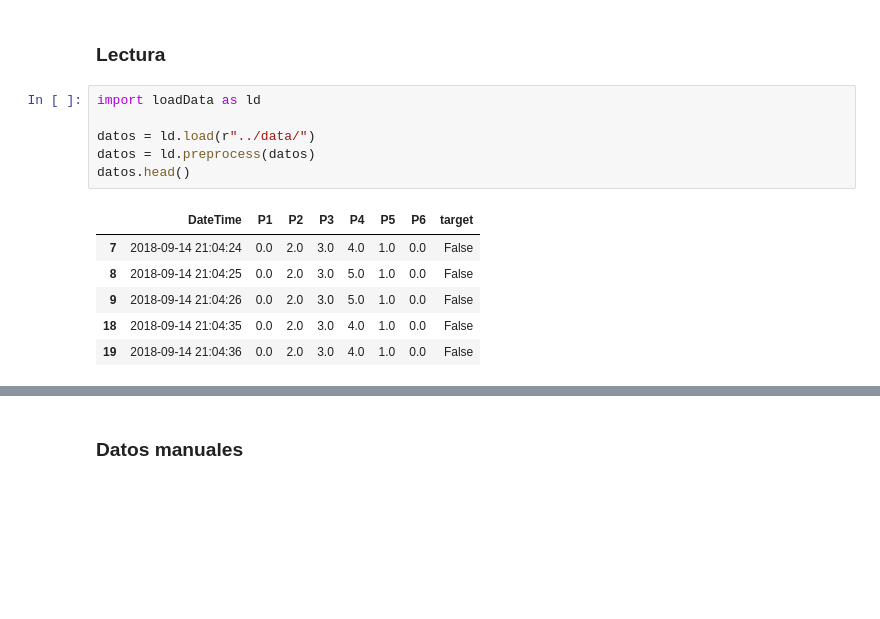
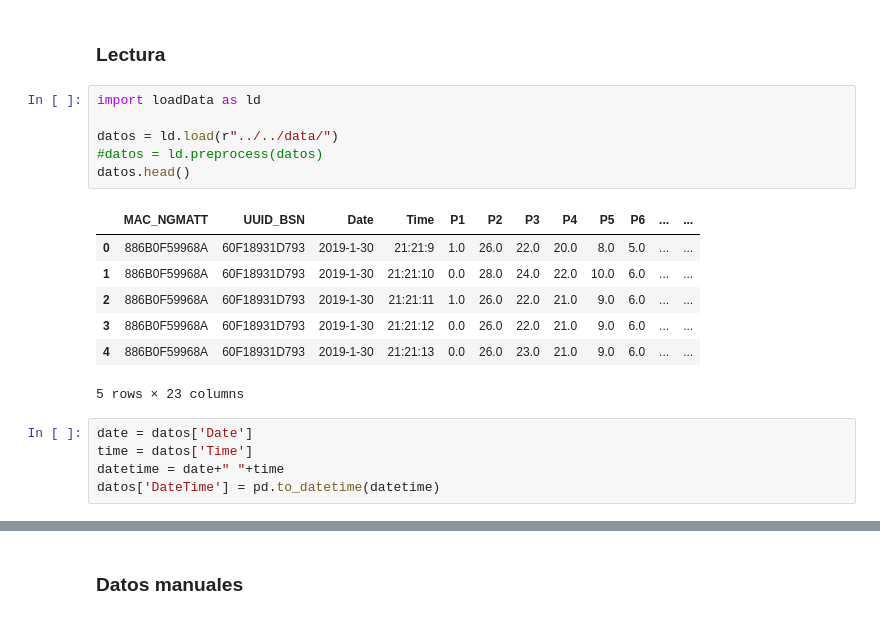
Before and after one commit to jlgarridol/TFG-SmartBeds, a Jupyter notebook: research/src/Data.ipynb, the cells around one changed output, grey strips where cells are left out. Cells and saved outputs as stored; diff of their text form; blank space fills up the shorter version.

```diff
--- a/research/src/Data.ipynb
+++ b/research/src/Data.ipynb
@@ -18,13 +25,19 @@ import pickle as pk
 # %%
 import loadData as ld
 
-datos = ld.load(r"../data/")
-datos = ld.preprocess(datos)
+datos = ld.load(r"../../data/")
+#datos = ld.preprocess(datos)
 datos.head()
 # %% [output]
-|  | DateTime | P1 | P2 | P3 | P4 | P5 | P6 | target |
-| 7 | 2018-09-14 21:04:24 | 0.0 | 2.0 | 3.0 | 4.0 | 1.0 | 0.0 | False |
-| 8 | 2018-09-14 21:04:25 | 0.0 | 2.0 | 3.0 | 5.0 | 1.0 | 0.0 | False |
-| 9 | 2018-09-14 21:04:26 | 0.0 | 2.0 | 3.0 | 5.0 | 1.0 | 0.0 | False |
-| 18 | 2018-09-14 21:04:35 | 0.0 | 2.0 | 3.0 | 4.0 | 1.0 | 0.0 | False |
-| 19 | 2018-09-14 21:04:36 | 0.0 | 2.0 | 3.0 | 4.0 | 1.0 | 0.0 | False |
+|  | MAC_NGMATT | UUID_BSN | Date | Time | P1 | P2 | P3 | P4 | P5 | P6 | ... | ... |
+| 0 | 886B0F59968A | 60F18931D793 | 2019-1-30 | 21:21:9 | 1.0 | 26.0 | 22.0 | 20.0 | 8.0 | 5.0 | ... | ... |
+| 1 | 886B0F59968A | 60F18931D793 | 2019-1-30 | 21:21:10 | 0.0 | 28.0 | 24.0 | 22.0 | 10.0 | 6.0 | ... | ... |
+| 2 | 886B0F59968A | 60F18931D793 | 2019-1-30 | 21:21:11 | 1.0 | 26.0 | 22.0 | 21.0 | 9.0 | 6.0 | ... | ... |
+| 3 | 886B0F59968A | 60F18931D793 | 2019-1-30 | 21:21:12 | 0.0 | 26.0 | 22.0 | 21.0 | 9.0 | 6.0 | ... | ... |
+| 4 | 886B0F59968A | 60F18931D793 | 2019-1-30 | 21:21:13 | 0.0 | 26.0 | 23.0 | 21.0 | 9.0 | 6.0 | ... | ... |
+5 rows × 23 columns
+# %%
+date = datos['Date']
+time = datos['Time']
+datetime = date+" "+time
+datos['DateTime'] = pd.to_datetime(datetime)
```
Also changed, not shown: parts of 9 cells of this notebook, 2 other files.
